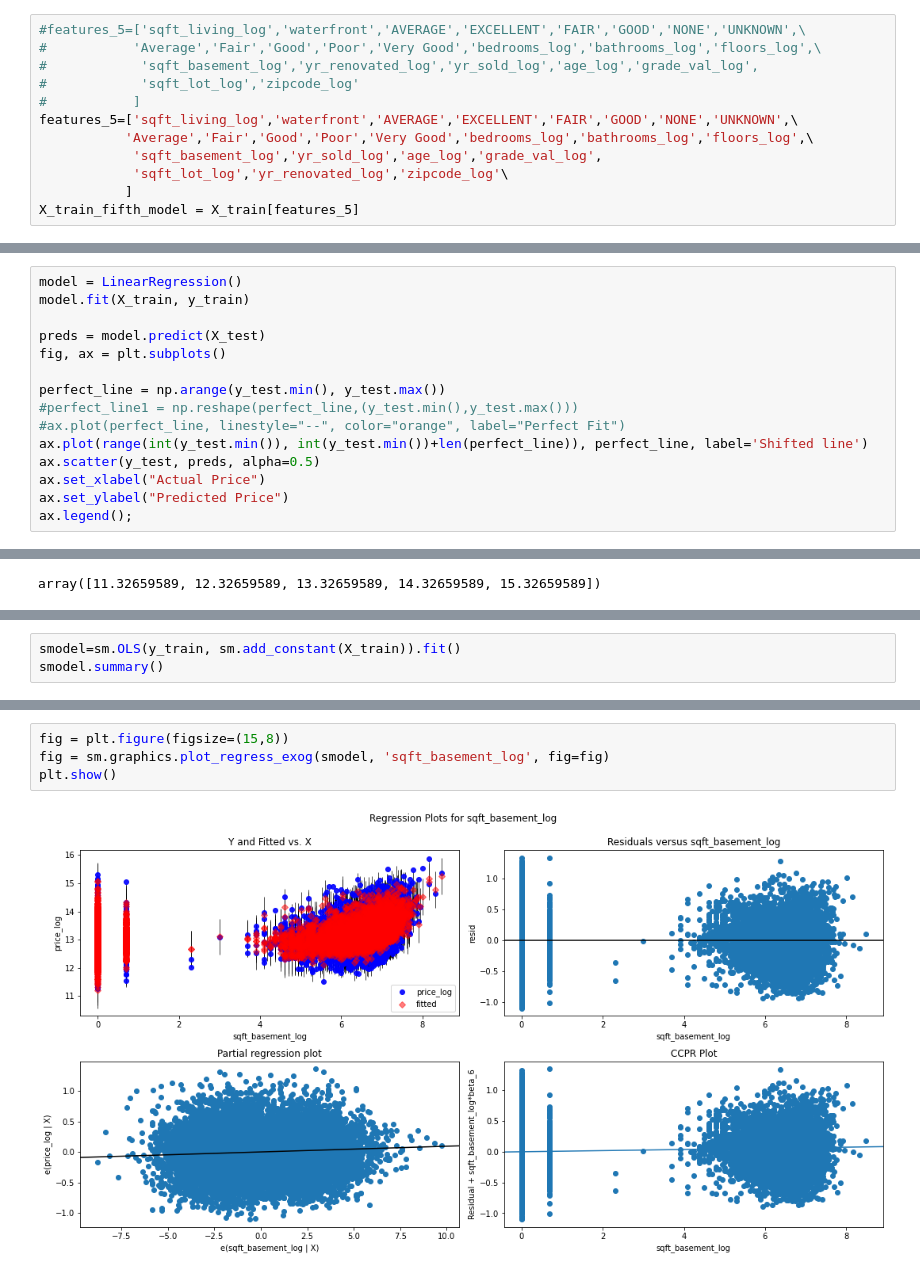
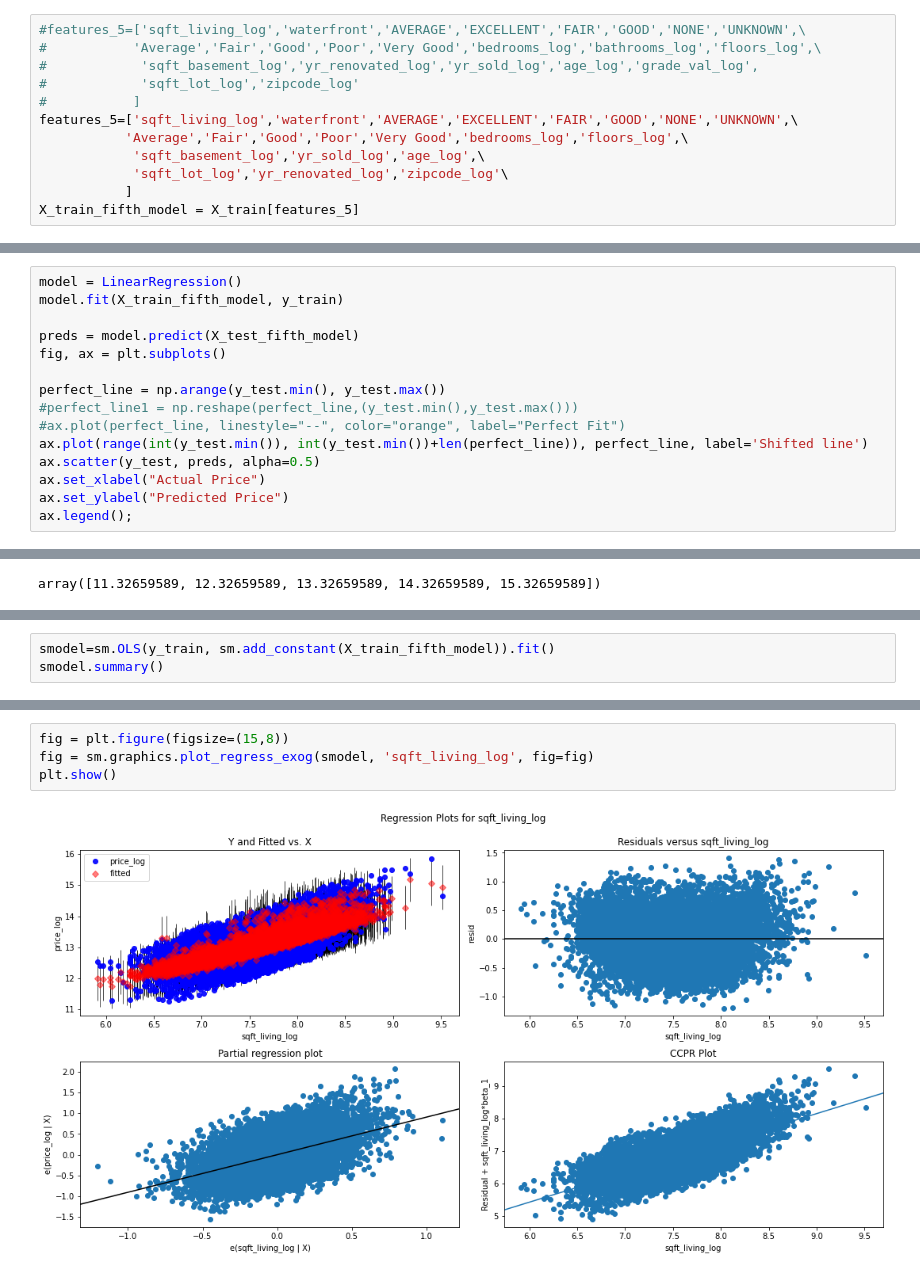
Before and after one commit to deepssharma/dsc-phase-2-project-v2-3, a Jupyter notebook: index.ipynb, the cells around one changed output, grey strips where cells are left out. Drawn from its saved outputs; the diff is of its cells as text.

Commit message:
Added figures and near final version of project

```diff
--- a/index.ipynb
+++ b/index.ipynb
@@ -717,8 +778,8 @@ Validation score: 0.4595230000848154
 #            'sqft_lot_log','zipcode_log'
 #           ]
 features_5=['sqft_living_log','waterfront','AVERAGE','EXCELLENT','FAIR','GOOD','NONE','UNKNOWN',\
-           'Average','Fair','Good','Poor','Very Good','bedrooms_log','bathrooms_log','floors_log',\
-            'sqft_basement_log','yr_sold_log','age_log','grade_val_log',
+           'Average','Fair','Good','Poor','Very Good','bedrooms_log','floors_log',\
+            'sqft_basement_log','yr_sold_log','age_log',\
             'sqft_lot_log','yr_renovated_log','zipcode_log'\
            ]
 X_train_fifth_model = X_train[features_5]
@@ -867,8 +930,8 @@ X_test
 # %%
 model = LinearRegression()
-model.fit(X_train, y_train)
+model.fit(X_train_fifth_model, y_train)
 
-preds = model.predict(X_test)
+preds = model.predict(X_test_fifth_model)
 fig, ax = plt.subplots()
 
 perfect_line = np.arange(y_test.min(), y_test.max())
@@ -906,5 +969,5 @@ import statsmodels.api as sm
 # %%
-smodel=sm.OLS(y_train, sm.add_constant(X_train)).fit()
+smodel=sm.OLS(y_train, sm.add_constant(X_train_fifth_model)).fit()
 smodel.summary()
 # %% [output]
 OLS Regression Results
@@ -954,6 +1021,6 @@ mean_squared_error(y_test, fifth_model.predict(X_test), squared=False)
 # %%
 fig = plt.figure(figsize=(15,8))
-fig = sm.graphics.plot_regress_exog(smodel, 'sqft_basement_log', fig=fig)
+fig = sm.graphics.plot_regress_exog(smodel, 'sqft_living_log', fig=fig)
 plt.show()
 # %% [output]
-[figure, old version]
+[figure, new version]
```
Also changed, not shown: parts of 57 cells of this notebook, 2 other files.
